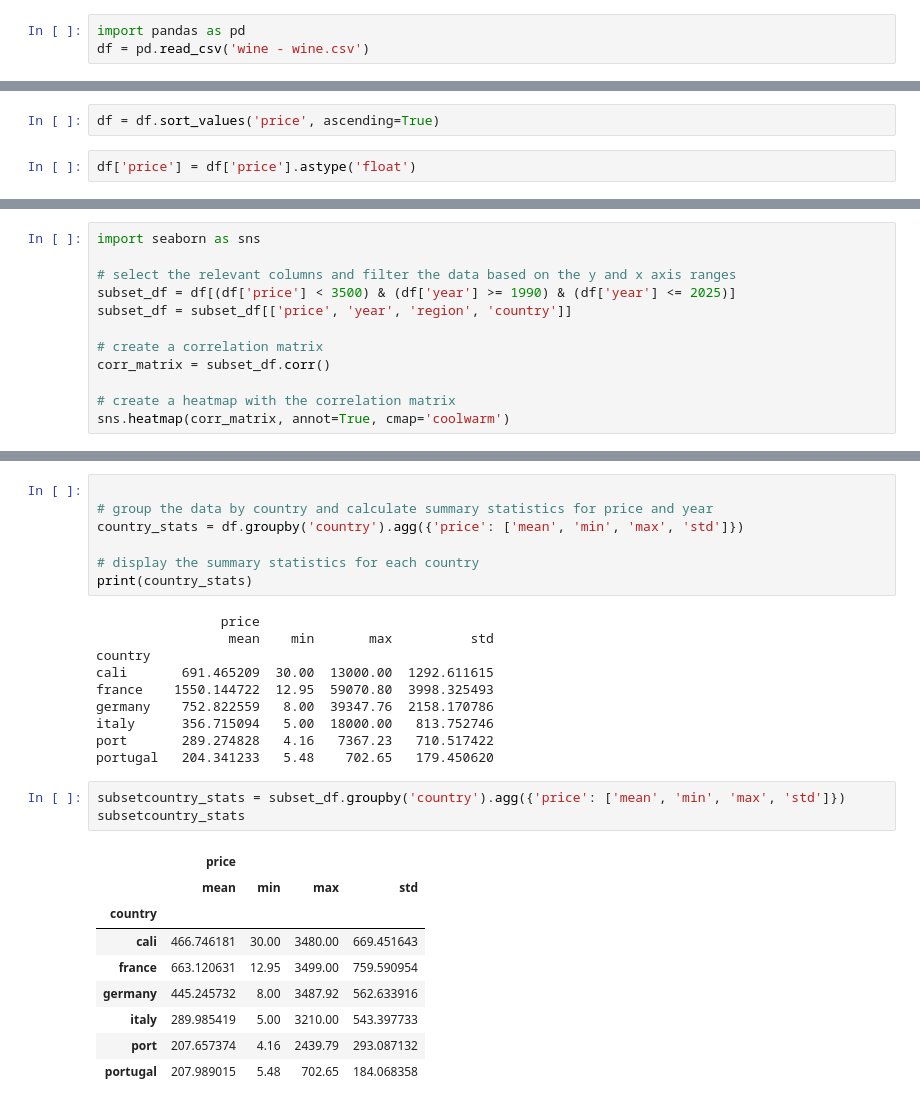
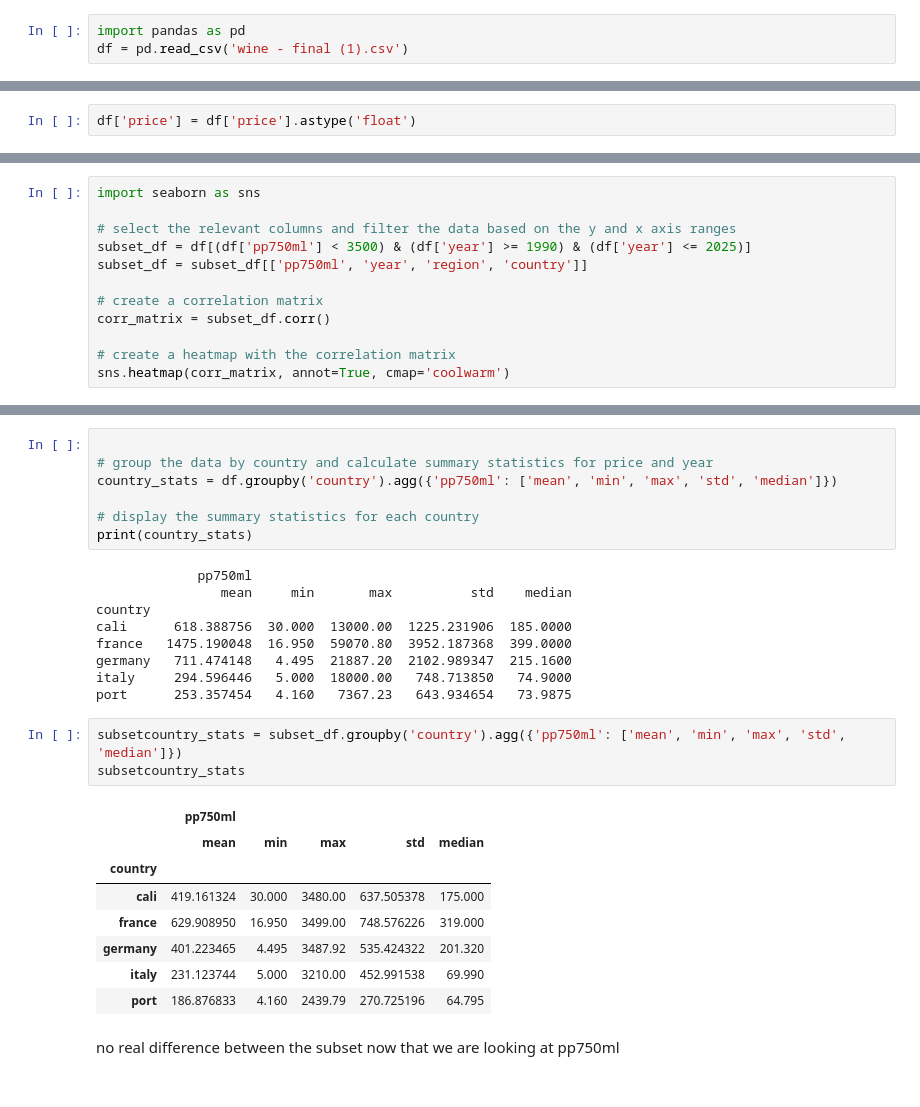
Before and after one commit to samp3209/wineproject, a Jupyter notebook: wine_explore.ipynb, the cells around one changed output, grey strips where cells are left out. Drawn from its saved outputs; the diff is of its cells as text.

```diff
--- a/wine_explore.ipynb
+++ b/wine_explore.ipynb
@@ -2,4 +2,4 @@
 <a href="https://colab.research.google.com/github/samp3209/wineproject/blob/main/wine_explore.ipynb" target="_parent"><img src="https://colab.research.google.com/assets/colab-badge.svg" alt="Open In Colab"/></a>
 # %%
 import pandas as pd
-df = pd.read_csv('wine - wine.csv')
+df = pd.read_csv('wine - final (1).csv')
@@ -22,4 +60,2 @@ df.head(100)
-# %%
-df = df.sort_values('price', ascending=True)
 # %%
 df['price'] = df['price'].astype('float')
@@ -53,8 +97,8 @@ fig.show()
 import seaborn as sns
 
 # select the relevant columns and filter the data based on the y and x axis ranges
-subset_df = df[(df['price'] < 3500) & (df['year'] >= 1990) & (df['year'] <= 2025)]
-subset_df = subset_df[['price', 'year', 'region', 'country']]
+subset_df = df[(df['pp750ml'] < 3500) & (df['year'] >= 1990) & (df['year'] <= 2025)]
+subset_df = subset_df[['pp750ml', 'year', 'region', 'country']]
 
 # create a correlation matrix
 corr_matrix = subset_df.corr()
@@ -67,33 +111,33 @@ sns.heatmap(corr_matrix, annot=True, cmap='coolwarm')
 # %%
 
 # group the data by country and calculate summary statistics for price and year
-country_stats = df.groupby('country').agg({'price': ['mean', 'min', 'max', 'std']})
+country_stats = df.groupby('country').agg({'pp750ml': ['mean', 'min', 'max', 'std', 'median']})
 
 # display the summary statistics for each country
 print(country_stats)
 # %% [output]
-                price
-                 mean    min       max          std
+             pp750ml
+                mean     min       max          std    median
 country
-cali       691.465209  30.00  13000.00  1292.611615
-france    1550.144722  12.95  59070.80  3998.325493
-germany    752.822559   8.00  39347.76  2158.170786
-italy      356.715094   5.00  18000.00   813.752746
-port       289.274828   4.16   7367.23   710.517422
-portugal   204.341233   5.48    702.65   179.450620
+cali      618.388756  30.000  13000.00  1225.231906  185.0000
+france   1475.190048  16.950  59070.80  3952.187368  399.0000
+germany   711.474148   4.495  21887.20  2102.989347  215.1600
+italy     294.596446   5.000  18000.00   748.713850   74.9000
+port      253.357454   4.160   7367.23   643.934654   73.9875
 # %%
-subsetcountry_stats = subset_df.groupby('country').agg({'price': ['mean', 'min', 'max', 'std']})
+subsetcountry_stats = subset_df.groupby('country').agg({'pp750ml': ['mean', 'min', 'max', 'std', 'median']})
 subsetcountry_stats
 # %% [output]
-|  | price |  |  |  |
-|  | mean | min | max | std |
-| country |  |  |  |  |
-| cali | 466.746181 | 30.00 | 3480.00 | 669.451643 |
-| france | 663.120631 | 12.95 | 3499.00 | 759.590954 |
-| germany | 445.245732 | 8.00 | 3487.92 | 562.633916 |
-| italy | 289.985419 | 5.00 | 3210.00 | 543.397733 |
-| port | 207.657374 | 4.16 | 2439.79 | 293.087132 |
-| portugal | 207.989015 | 5.48 | 702.65 | 184.068358 |
+|  | pp750ml |  |  |  |  |
+|  | mean | min | max | std | median |
+| country |  |  |  |  |  |
+| cali | 419.161324 | 30.000 | 3480.00 | 637.505378 | 175.000 |
+| france | 629.908950 | 16.950 | 3499.00 | 748.576226 | 319.000 |
+| germany | 401.223465 | 4.495 | 3487.92 | 535.424322 | 201.320 |
+| italy | 231.123744 | 5.000 | 3210.00 | 452.991538 | 69.990 |
+| port | 186.876833 | 4.160 | 2439.79 | 270.725196 | 64.795 |
+# %% [markdown]
+no real difference between the subset now that we are looking at pp750ml
 # %%
 # group by year and calculate average price
 df_year = df.groupby('year').mean().reset_index()
```
Also changed, not shown: parts of 16 cells of this notebook.
